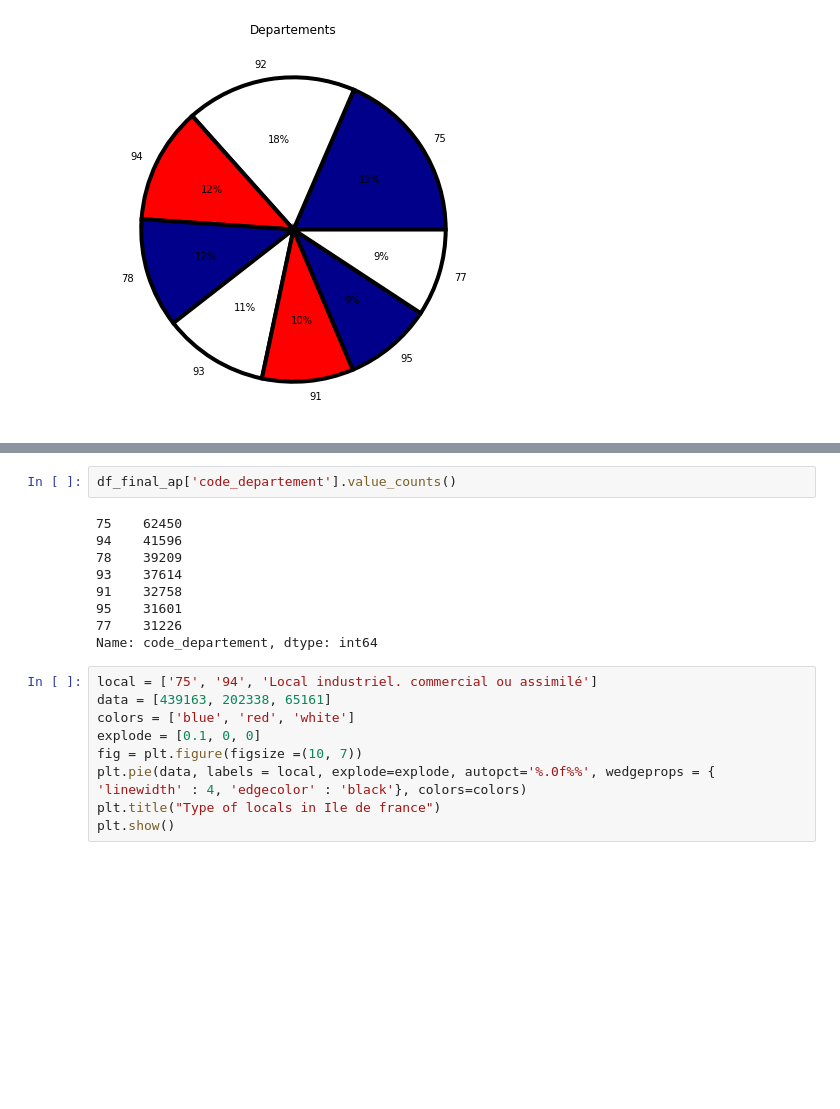
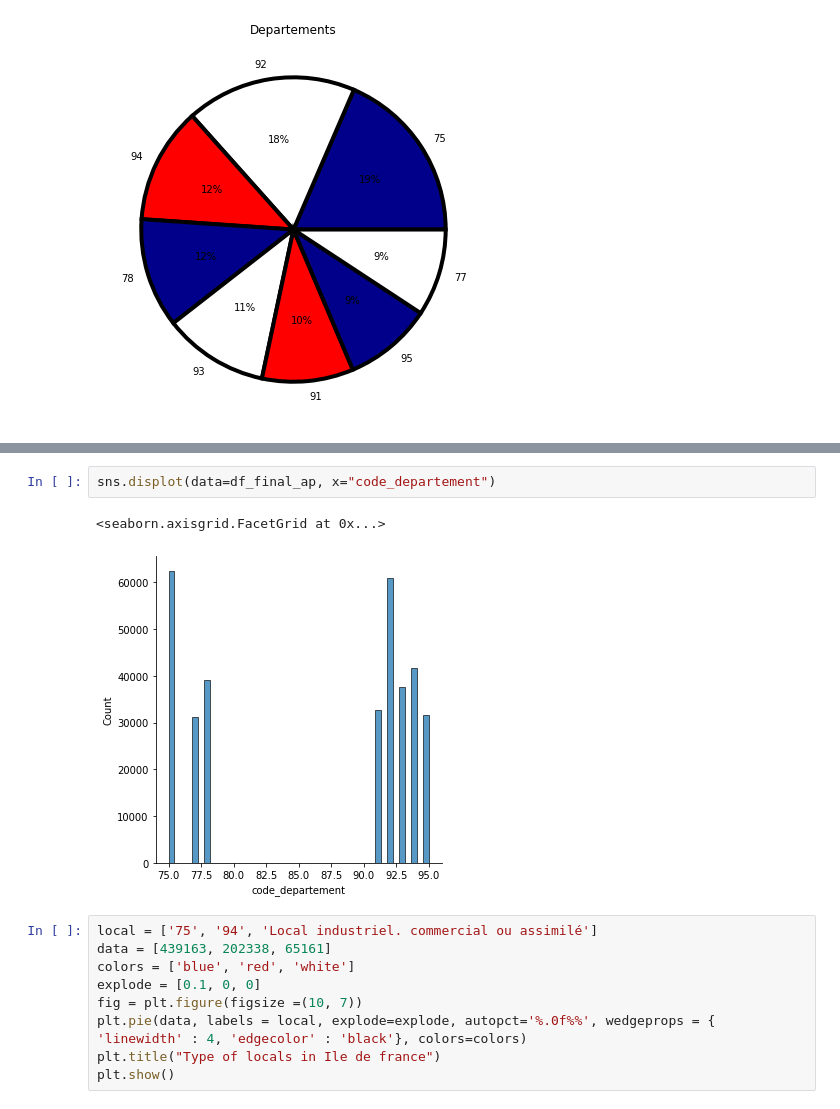
Before and after one commit to LuisaPolicarpo/Hackathon--aws, a Jupyter notebook: EDA/Luísa_Hackaton_RealEstate.ipynb, the cells around one changed output, grey strips where cells are left out. Drawn from its saved outputs; the diff is of its cells as text; blank space fills up the shorter version.

```diff
--- a/EDA/Luísa_Hackaton_RealEstate.ipynb
+++ b/EDA/Luísa_Hackaton_RealEstate.ipynb
@@ -300,14 +292,8 @@ Name: surface_reelle_bati, Length: 109, dtype: int64
-# %%
-df_final_ap['code_departement'].value_counts()
-# %% [output]
-75    62450
-94    41596
-78    39209
-93    37614
-91    32758
-95    31601
-77    31226
-Name: code_departement, dtype: int64
+# %%
+sns.displot(data=df_final_ap, x="code_departement")
+# %% [output]
+<seaborn.axisgrid.FacetGrid at 0x...>
+[figure, added]
 # %%
 local = ['75', '94', 'Local industriel. commercial ou assimilé']
 data = [439163, 202338, 65161]
```
Also changed, not shown: parts of 8 cells of this notebook.
